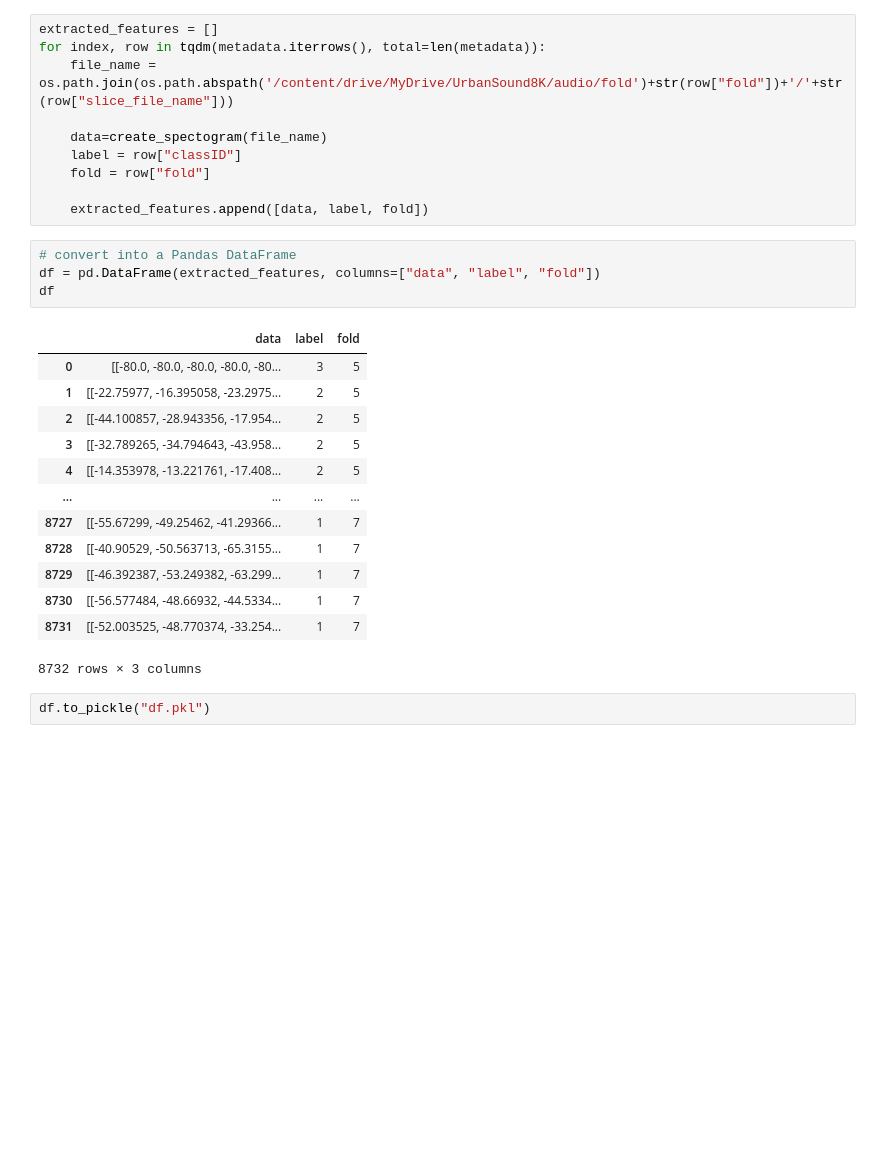
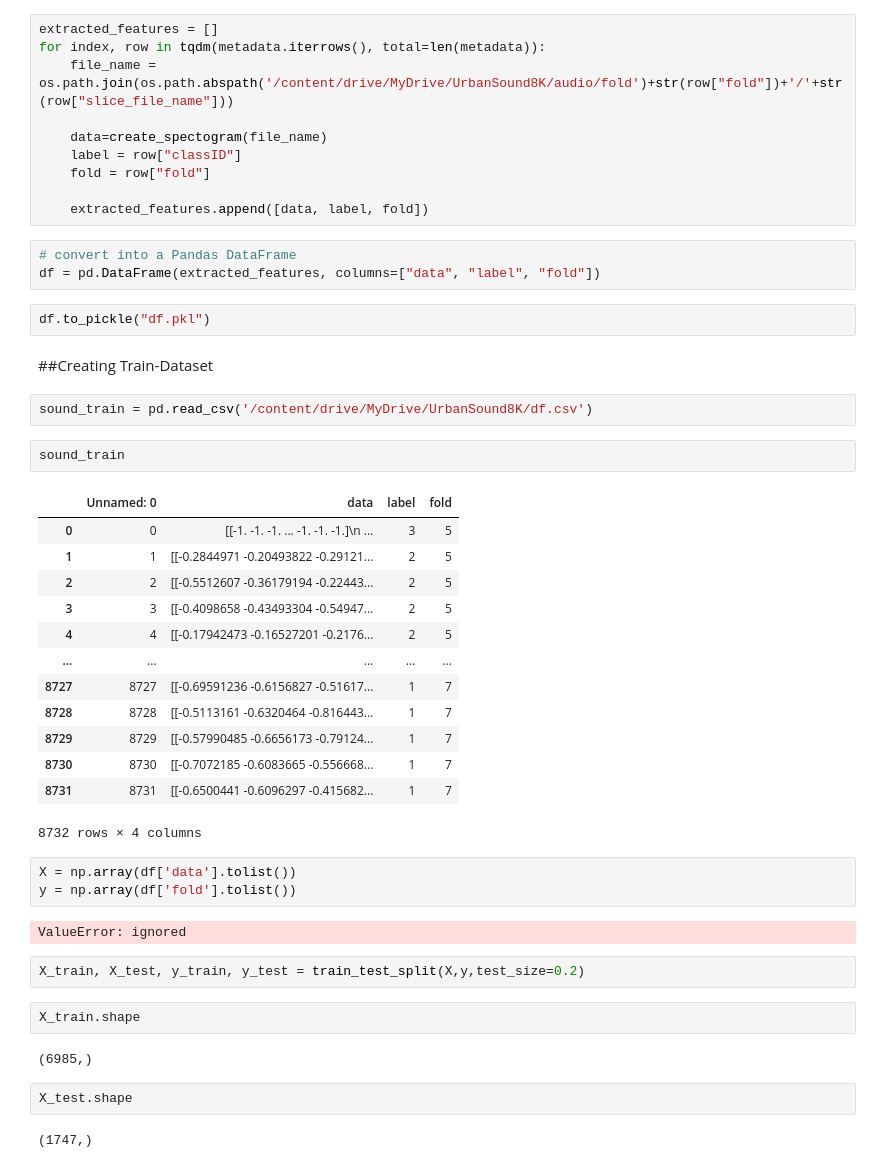
Before and after one commit to TugcenB/Sound_Classification, a Jupyter notebook: Preprocessing.ipynb, the cells around one changed output. Cells and saved outputs as stored; diff of their text form; blank space fills up the shorter version.

```diff
--- a/Preprocessing.ipynb
+++ b/Preprocessing.ipynb
@@ -132,20 +129,40 @@ for index, row in tqdm(metadata.iterrows(), total=len(metadata)):
 # %%
 # convert into a Pandas DataFrame
 df = pd.DataFrame(extracted_features, columns=["data", "label", "fold"])
-df
-# %% [output]
-|  | data | label | fold |
-| 0 | [[-80.0, -80.0, -80.0, -80.0, -80... | 3 | 5 |
-| 1 | [[-22.75977, -16.395058, -23.2975... | 2 | 5 |
-| 2 | [[-44.100857, -28.943356, -17.954... | 2 | 5 |
-| 3 | [[-32.789265, -34.794643, -43.958... | 2 | 5 |
-| 4 | [[-14.353978, -13.221761, -17.408... | 2 | 5 |
-| ... | ... | ... | ... |
-| 8727 | [[-55.67299, -49.25462, -41.29366... | 1 | 7 |
-| 8728 | [[-40.90529, -50.563713, -65.3155... | 1 | 7 |
-| 8729 | [[-46.392387, -53.249382, -63.299... | 1 | 7 |
-| 8730 | [[-56.577484, -48.66932, -44.5334... | 1 | 7 |
-| 8731 | [[-52.003525, -48.770374, -33.254... | 1 | 7 |
-8732 rows × 3 columns
 # %%
 df.to_pickle("df.pkl")
+# %% [markdown]
+##Creating Train-Dataset
+# %%
+sound_train = pd.read_csv('/content/drive/MyDrive/UrbanSound8K/df.csv')
+# %%
+sound_train
+# %% [output]
+|  | Unnamed: 0 | data | label | fold |
+| 0 | 0 | [[-1. -1. -1. ... -1. -1. -1.]\n ... | 3 | 5 |
+| 1 | 1 | [[-0.2844971 -0.20493822 -0.29121... | 2 | 5 |
+| 2 | 2 | [[-0.5512607 -0.36179194 -0.22443... | 2 | 5 |
+| 3 | 3 | [[-0.4098658 -0.43493304 -0.54947... | 2 | 5 |
+| 4 | 4 | [[-0.17942473 -0.16527201 -0.2176... | 2 | 5 |
+| ... | ... | ... | ... | ... |
+| 8727 | 8727 | [[-0.69591236 -0.6156827 -0.51617... | 1 | 7 |
+| 8728 | 8728 | [[-0.5113161 -0.6320464 -0.816443... | 1 | 7 |
+| 8729 | 8729 | [[-0.57990485 -0.6656173 -0.79124... | 1 | 7 |
+| 8730 | 8730 | [[-0.7072185 -0.6083665 -0.556668... | 1 | 7 |
+| 8731 | 8731 | [[-0.6500441 -0.6096297 -0.415682... | 1 | 7 |
+8732 rows × 4 columns
+# %%
+X = np.array(df['data'].tolist())
+y = np.array(df['fold'].tolist())
+# %% [output]
+ValueError: ignored
+# %%
+X_train, X_test, y_train, y_test = train_test_split(X,y,test_size=0.2)
+# %%
+X_train.shape
+# %% [output]
+(6985,)
+# %%
+X_test.shape
+# %% [output]
+(1747,)
```
Also changed, not shown: parts of 8 cells of this notebook.
